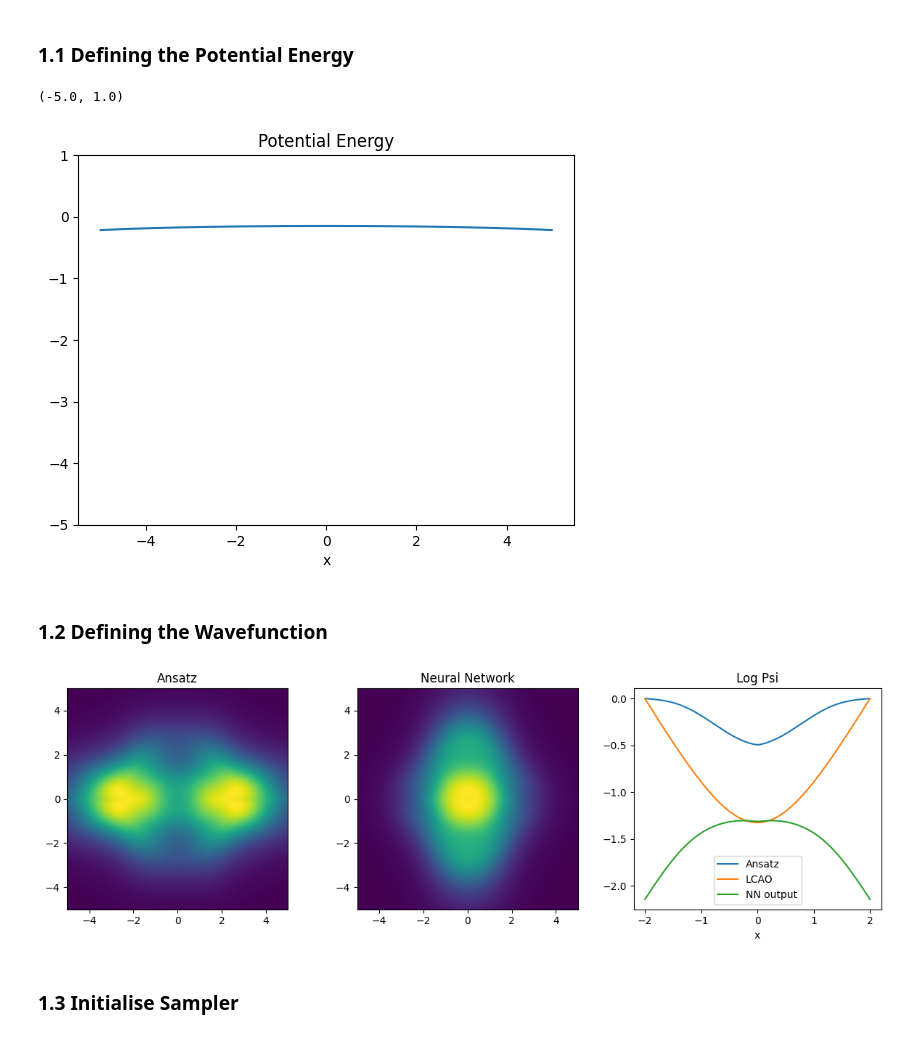
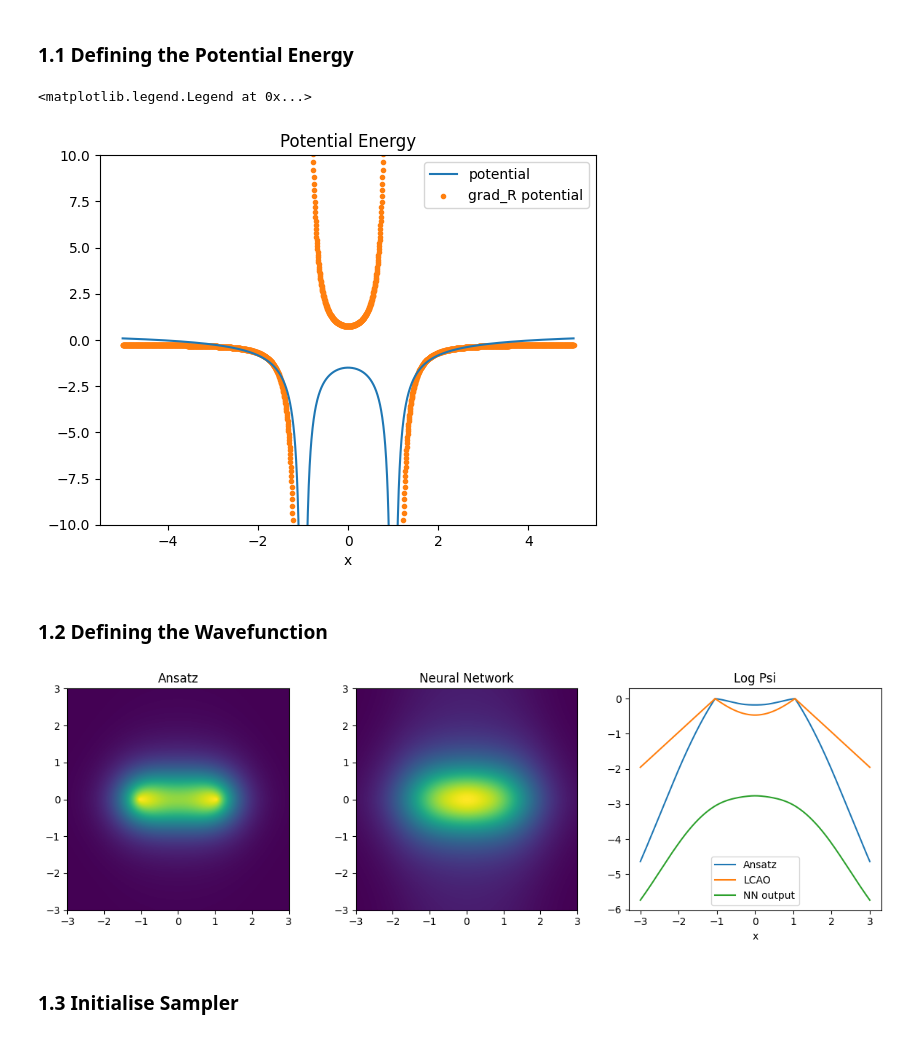
Before and after one commit to evanwonisch/NeuralQuantumStates, a Jupyter notebook: run/LCAO/dihydrogen_variable_distance.ipynb, the cells around one changed output. Saved outputs shown, nothing was run; the diff lists cells and outputs as text; code cells hidden in the pictures.

```diff
--- a/run/LCAO/dihydrogen_variable_distance.ipynb
+++ b/run/LCAO/dihydrogen_variable_distance.ipynb
@@ -99,22 +77,42 @@ class H2Potential:
+# %%
+class DiPotential:
+    def __init__(self, k):
+        self.k = k
+        self.calc_grad_potential = jax.vmap(jax.grad(self.calc_potential_internal, argnums=1), in_axes=[0, None])
+        self.calc_potential = jax.vmap(self.calc_potential_internal, in_axes = [0, None])
+
+    def calc_R(self, dist):
+        return jnp.array([[dist/2,0,0],[-dist/2,0,0]])
+
+    def calc_E_nuc(self, dist):
+        return self.k[0] * self.k[1] / dist
+
+    def calc_potential_internal(self, x, param):
+        dist = param["dist"]
+        R = self.calc_R(dist)
+        d = jnp.sqrt(jnp.sum((x - R)**2, axis = -1))
+        return - jnp.sum(self.k/d) + self.calc_E_nuc(dist)
 # %%
-potential = H2Potential(20)
-
+potential = DiPotential(k = jnp.array([1.,1.]))
 
 # the hamiltonian
 hamiltonian = module.hamiltonians.Particles(masses = [1], potential = potential.calc_potential)
 
-xs = jnp.linspace(-5, 5, 200)
+xs = jnp.linspace(-5, 5, 2000)
 pos = jnp.array([xs,xs*0,xs*0])
-ys = potential.calc_potential(jnp.swapaxes(pos, 0, 1))
-plt.plot(xs, ys)
+ys = potential.calc_potential(jnp.swapaxes(pos, 0, 1), {"dist":2.})
+ys2 = potential.calc_grad_potential(jnp.swapaxes(pos, 0, 1),{"dist":2.})["dist"]
+plt.plot(xs, ys, label = "potential")
+plt.scatter(xs, ys2, label = "grad_R potential", marker = ".", color = "C1")
 plt.title("Potential Energy")
 plt.xlabel("x")
-plt.ylim(-5, 1)
+plt.ylim(-10, 10)
+plt.legend()
 
 # run.utils.save_plot("The potential of the H2+ ion. The ionic distance is 2")
 # %% [output]
-(-5.0, 1.0)
+<matplotlib.legend.Legend at 0x...>
-[figure, old version]
+[figure, new version]
 # %% [markdown]
 ### 1.2 Defining the Wavefunction
 # %%
@@ -176,21 +169,23 @@ param = ansatz.init_param(potential.R, potential.k,key)
 # %%
+l = 3
+
 f, axs = plt.subplots(1, 3, figsize = (12,4))
 
-xs = jnp.linspace(-5, 5, num = 1000)
-ys = jnp.linspace(-5, 5, num = 1000)
+xs = jnp.linspace(-l, l, num = 1000)
+ys = jnp.linspace(-l, l, num = 1000)
 xss, yss = jnp.meshgrid(xs, ys)
 im = jnp.stack((xss, yss, jnp.ones_like(xss) * 0), axis = 2)
 
 res = ansatz.calc_psi(param, im.reshape(-1, 3)).reshape(xss.shape)
-axs[0].imshow(res, extent = [-5, 5, -5, 5])
+axs[0].imshow(res, extent = [-l, l, -l, l])
 axs[0].set_title("Ansatz")
 
 res = ansatz.eval_nn(param["nn"], im.reshape(-1, 3)).reshape(xss.shape)
-axs[1].imshow(jnp.exp(res), extent = [-5, 5, -5, 5])
+axs[1].imshow(jnp.exp(res), extent = [-l, l, -l, l])
 axs[1].set_title("Neural Network")
 
 
-r, line = getLine(0, jnp.pi/2, r_max=2)
+r, line = getLine(0, jnp.pi/2, r_max=l)
 psi = ansatz.calc_logpsi(param, line)
 psi_lcao = ansatz.lcao.calc_logpsi(param["lcao"], line)
 nn_out = ansatz.eval_nn(param["nn"], line)
@@ -207,7 +202,7 @@ f.tight_layout()
 
 # run.utils.save_plot("The combination of an LCAO Ansatz with a Neural Network added in the logarithm. Before Optimisation.")
 # %% [output]
-[figure, old version]
+[figure, new version]
 # %% [markdown]
 ### 1.3 Initialise Sampler
 # %%
```
Also changed, not shown: parts of 19 cells of this notebook, 5 other files.
